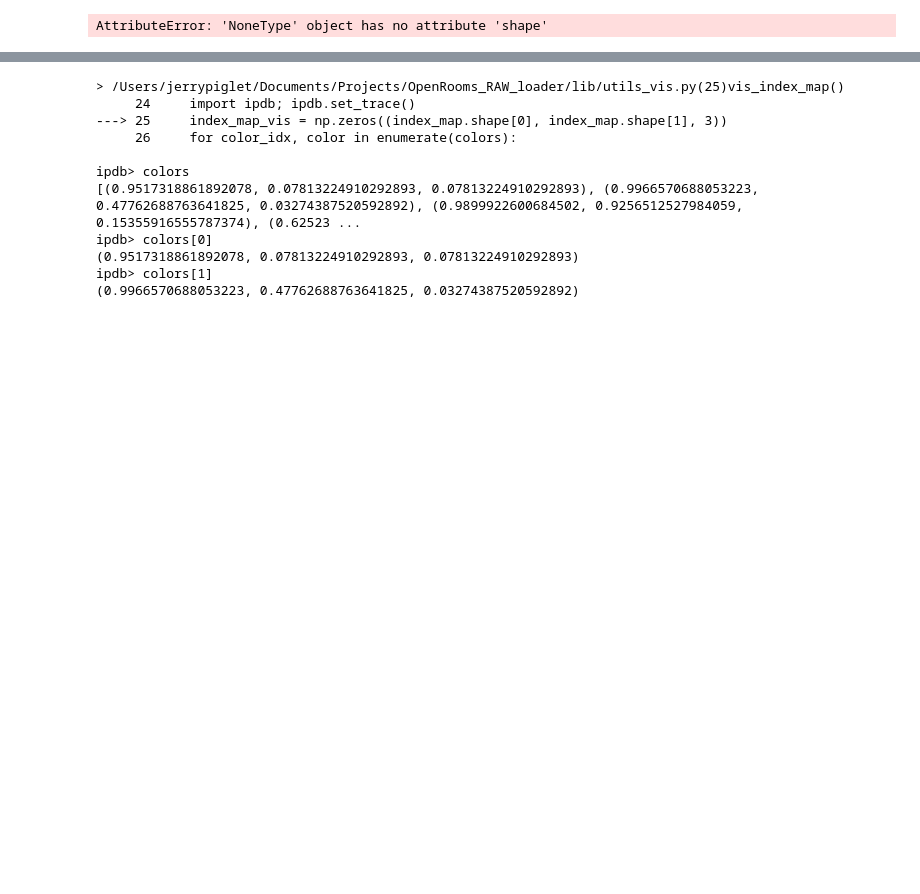
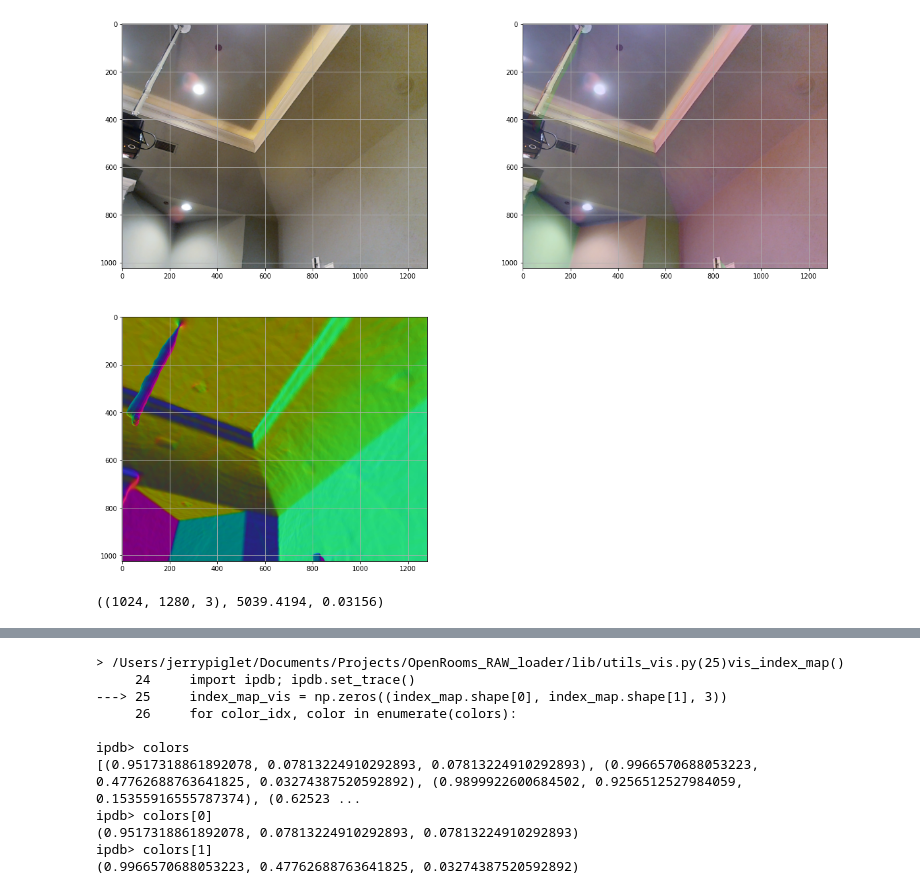
Before and after one commit to Jerrypiglet/rui-indoorinv-data, a Jupyter notebook: test_class_openroomsScene2D.ipynb, the cells around one changed output, grey strips where cells are left out. Cells and saved outputs as stored; diff of their text form; code cells hidden in the pictures; blank space fills up the shorter version.

Commit message:
before debugging matterport

```diff
--- a/test_class_openroomsScene2D.ipynb
+++ b/test_class_openroomsScene2D.ipynb
@@ -11,4 +6,41 @@ xx = cv2.imread(im_path, cv2.IMREAD_UNCHANGED)
-# %%
-xx.shape, np.amax(xx), np.amin(xx)
-# %% [output]
-AttributeError: 'NoneType' object has no attribute 'shape'
+# %%
+# im_path = '/Users/jerrypiglet/Documents/Projects/OpenRooms_RAW_loader/data/indoor_synthetic/bathroom/train/segmentation/002.exr'
+frame_idx = 0
+
+import os
+os.environ["OPENCV_IO_ENABLE_OPENEXR"] = "1"
+import numpy as np
+import cv2
+from pathlib import Path
+import matplotlib.pyplot as plt
+# im_path = '/Users/jerrypiglet/Documents/Projects/OpenRooms_RAW_loader/data/replica_v1/room_0/textures/0-color-ptex.hdr'
+im_exr_path = '/Volumes/RuiT7/Matterport3D/scene_export/mJXqzFtmKg4/Image/%03d_0001.exr'%frame_idx
+xx = cv2.imread(im_exr_path, cv2.IMREAD_UNCHANGED)[:, :, [2, 1, 0]] * 30.
+xx_gamma = np.clip(xx*(1./2.2), 0., 1.)
+
+im_sdr_path = '/Volumes/RuiT7/Matterport3D/scene_export/mJXqzFtmKg4/Image/%03d_0001.png'%frame_idx
+xx_sdr = cv2.imread(im_sdr_path, cv2.IMREAD_UNCHANGED)[:, :, [2, 1, 0]].astype(np.float32) / 255.
+
+mi_normal_path = '/Volumes/RuiT7/Matterport3D/scene_export/mJXqzFtmKg4/MiNormalGlobal/%03d_0001.png'%frame_idx
+mi_normal = cv2.imread(mi_normal_path, cv2.IMREAD_UNCHANGED)[:, :, [2, 1, 0]].astype(np.float32)/255.
+
+alpha = 0.8
+im_compose = np.clip(xx_sdr*alpha + (1.-mi_normal)*(1.-alpha), 0., 1.)
+
+plt.figure(figsize=(20, 15))
+plt.subplot(221)
+plt.imshow(xx_sdr)
+plt.grid()
+# plt.imshow(im_compose)
+plt.subplot(222)
+plt.imshow(im_compose)
+plt.grid()
+plt.subplot(223)
+plt.imshow(mi_normal)
+plt.grid()
+plt.show()
+
+xx.shape, np.amax(xx), np.amin(xx)
+# %% [output]
+[figure, added]
+((1024, 1280, 3), 5039.4194, 0.03156)
```
Also changed, not shown: parts of 2 cells of this notebook, 12 other files.
